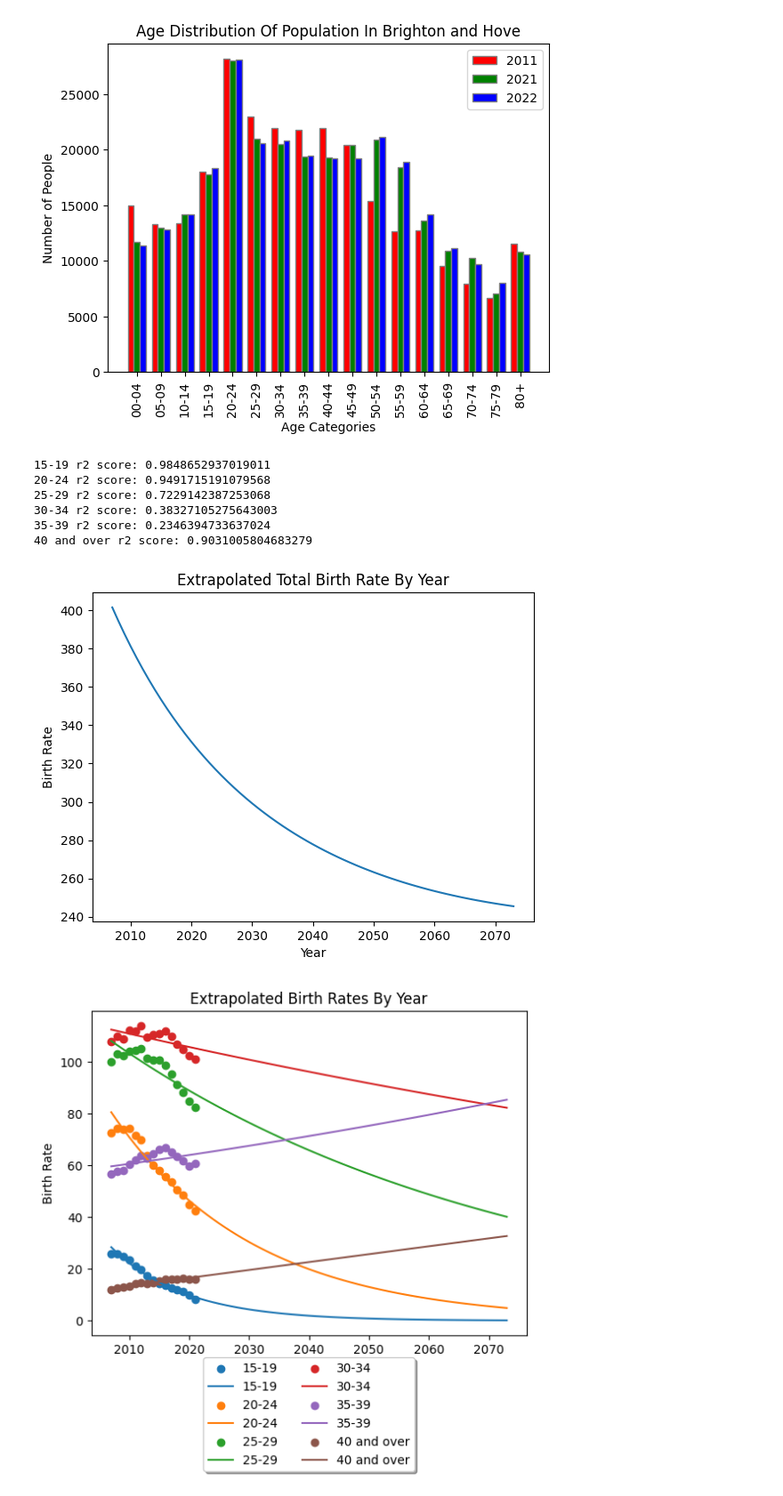
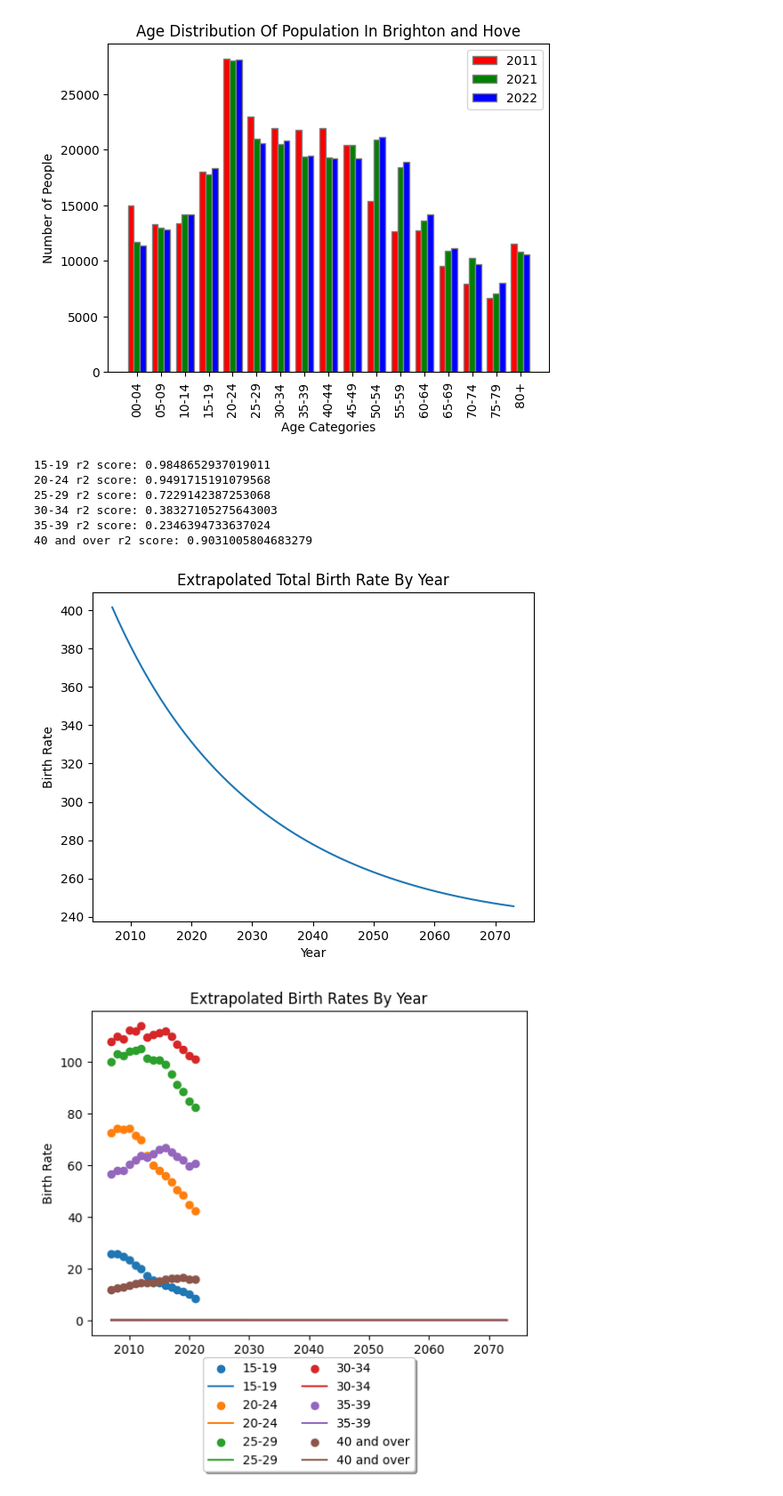
Before and after one commit to tristan-carter/M3StatsModellingChallenge, a Jupyter notebook: 2024 (today)/q1.ipynb, the cells around one changed output. Shown at 89% size. Drawn from its saved outputs; the diff is of its cells as text; code cells hidden in the pictures.

```diff
--- a/2024 (today)/q1.ipynb
+++ b/2024 (today)/q1.ipynb
@@ -1098,39 +1098,39 @@ for key, value in birthRatesData.items():
     totalBirthRateByYear += futureValues
 
     # adds the future values to the extrapolated birth rates
-    extrapolatedBirthRates[key] = futureValues
+    extrapolatedBirthRates[key] = futureValues/1000
     #plt.plot(futureYears, futureValues, "g--")
     #plt.title(f"Birth Rates For {key} Age Group")
     #plt.xlabel("Year")
     #plt.ylabel("Birth Rate")
     #plt.show()
 
 # plots the total birth rate by year
 plt.plot(np.arange(2007, 2074), totalBirthRateByYear)
 plt.title("Extrapolated Total Birth Rate By Year")
 plt.xlabel("Year")
 plt.ylabel("Birth Rate")
 plt.show()
 
 # Plots the extrapolated birth rates in one graph
 for key, value in extrapolatedBirthRates.items():
     plt.scatter(birthRateYears, birthRatesData[key], label=key)
     plt.plot(np.arange(2007, 2074), value, label=key)
 plt.title("Extrapolated Birth Rates By Year")
 plt.xlabel("Year")
 plt.ylabel("Birth Rate")
 # Places legend below the graph
 plt.legend(loc='upper center', bbox_to_anchor=(0.5, -0.05), shadow=True, ncol=2)
 plt.show()
 # %% [output]
 15-19 r2 score: 0.9848652937019011
 20-24 r2 score: 0.9491715191079568
 25-29 r2 score: 0.7229142387253068
 30-34 r2 score: 0.38327105275643003
 35-39 r2 score: 0.2346394733637024
 40 and over r2 score: 0.9031005804683279
 [figure]
-[figure, old version]
+[figure, new version]
 # %%
 # Q2 Monte Carlo Simululation for population growth in Manchester and Brighton and Hove over 5 year periods
 # Manchester
```
Also changed, not shown: parts of 2 cells of this notebook, 1 other file.
